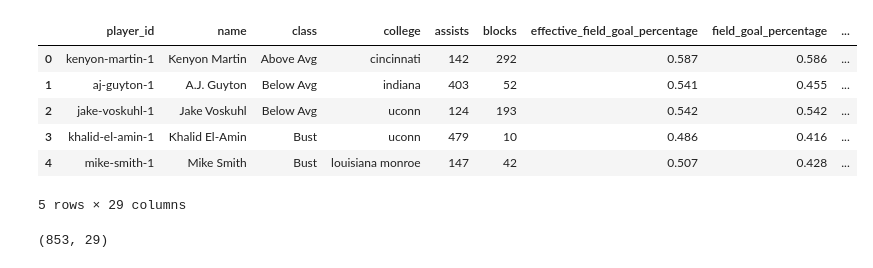
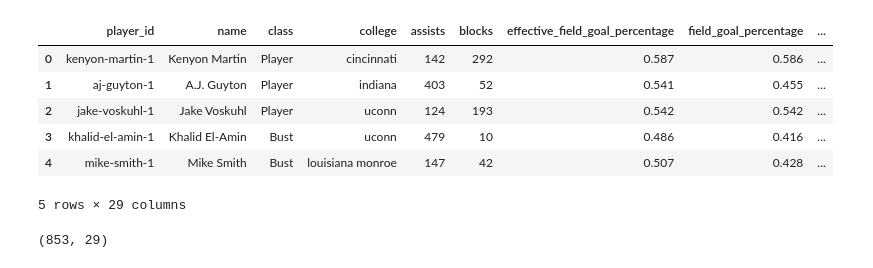
Before and after one commit to woodfin8/Draft_Machine, a Jupyter notebook: SVM Model.ipynb, the cells around one changed output. Drawn from its saved outputs; the diff is of its cells as text; code cells hidden in the pictures.

```diff
--- a/SVM Model.ipynb
+++ b/SVM Model.ipynb
@@ -11,13 +11,13 @@ import os
 from matplotlib.colors import ListedColormap
 import warnings
 # %%
-df = pd.read_csv("NCAA_data.csv")
+df = pd.read_csv("NCAA_data_4categories.csv")
 df.head()
 # %% [output]
 |  | player_id | name | class | college | assists | blocks | effective_field_goal_percentage | field_goal_percentage | ... |
-| 0 | kenyon-martin-1 | Kenyon Martin | Above Avg | cincinnati | 142 | 292 | 0.587 | 0.586 | ... |
-| 1 | aj-guyton-1 | A.J. Guyton | Below Avg | indiana | 403 | 52 | 0.541 | 0.455 | ... |
-| 2 | jake-voskuhl-1 | Jake Voskuhl | Below Avg | uconn | 124 | 193 | 0.542 | 0.542 | ... |
+| 0 | kenyon-martin-1 | Kenyon Martin | Player | cincinnati | 142 | 292 | 0.587 | 0.586 | ... |
+| 1 | aj-guyton-1 | A.J. Guyton | Player | indiana | 403 | 52 | 0.541 | 0.455 | ... |
+| 2 | jake-voskuhl-1 | Jake Voskuhl | Player | uconn | 124 | 193 | 0.542 | 0.542 | ... |
 | 3 | khalid-el-amin-1 | Khalid El-Amin | Bust | uconn | 479 | 10 | 0.486 | 0.416 | ... |
 | 4 | mike-smith-1 | Mike Smith | Bust | louisiana monroe | 147 | 42 | 0.507 | 0.428 | ... |
 5 rows × 29 columns
```
Also changed, not shown: parts of 8 cells of this notebook.
